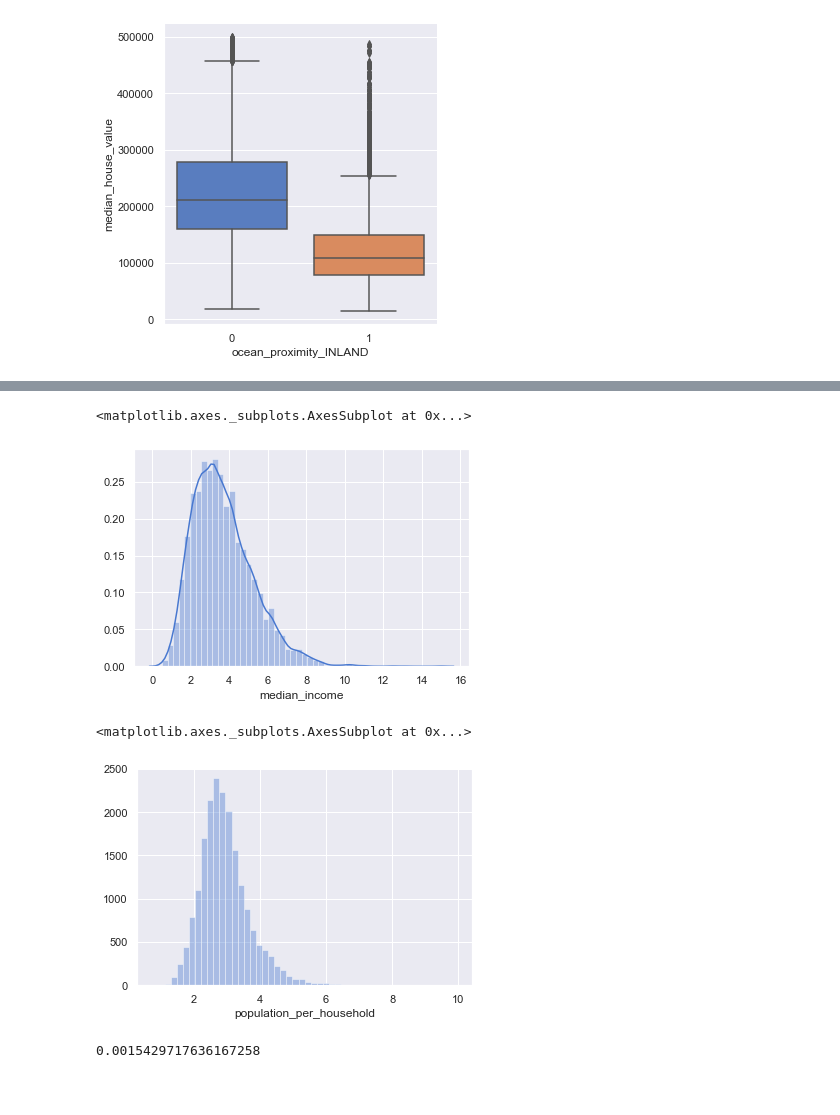
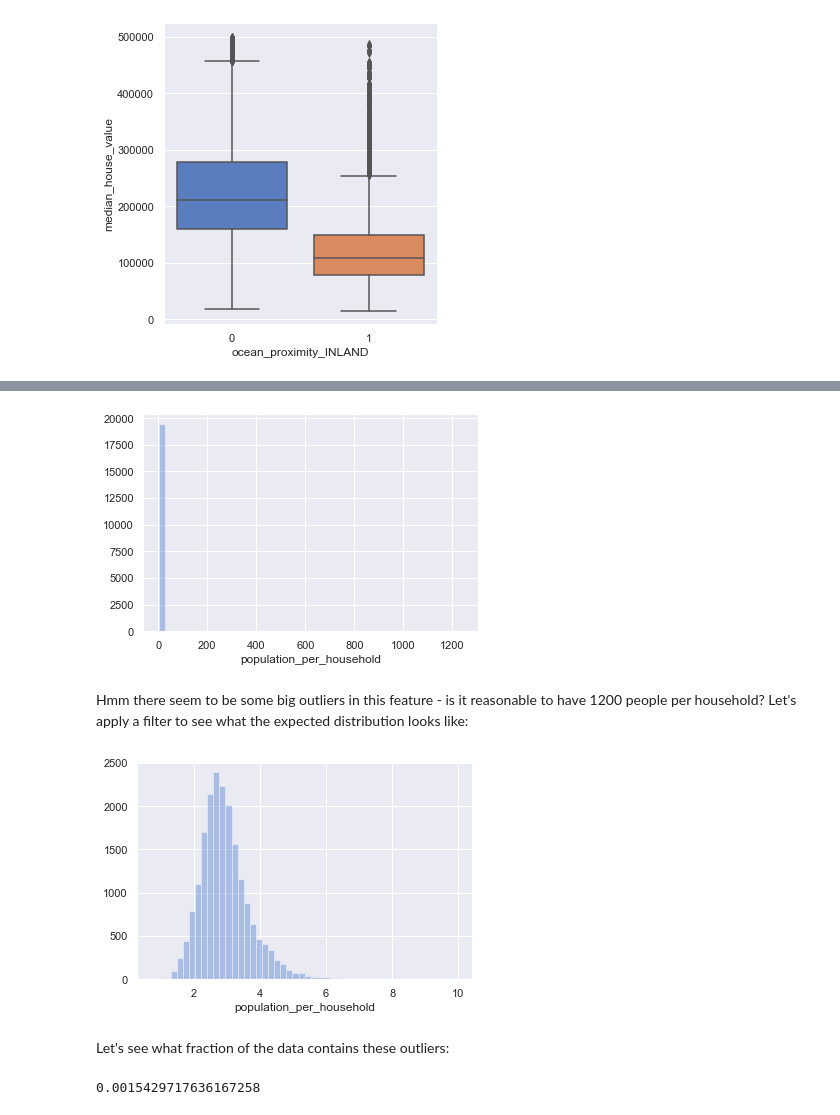
Before and after one commit to lewtun/dslectures, a Jupyter notebook: notebooks/lesson06_model-interpretation.ipynb, the cells around one changed output, grey strips where cells are left out. Drawn from its saved outputs; the diff is of its cells as text; code cells hidden in the pictures; blank space fills up the shorter version.

```diff
--- a/notebooks/lesson06_model-interpretation.ipynb
+++ b/notebooks/lesson06_model-interpretation.ipynb
@@ -346,5 +362,6 @@ Name: postal_code, Length: 1511, dtype: int64
 # %%
-sns.distplot(housing_data['median_income'])
+sns.distplot(housing_data['population_per_household'], kde=False);
 # %% [output]
-<matplotlib.axes._subplots.AxesSubplot at 0x...>
-[figure, old version]
+[figure, new version]
+# %% [markdown]
+Hmm there seem to be some big outliers in this feature - is it reasonable to have 1200 people per household? Let's apply a filter to see what the expected distribution looks like:
@@ -351,8 +370,9 @@ sns.distplot(housing_data['median_income'])
 # %%
-sns.distplot(housing_data.query('population_per_household < 10')['population_per_household'], kde=False)
+sns.distplot(housing_filtered_by_pop['population_per_household'], kde=False);
 # %% [output]
-<matplotlib.axes._subplots.AxesSubplot at 0x...>
 [figure]
+# %% [markdown]
+Let's see what fraction of the data contains these outliers:
 # %%
 len(housing_data.query('population_per_household > 10')) / len(housing_data)
 # %% [output]
```
Also changed, not shown: parts of 62 cells of this notebook, 7 other files.
